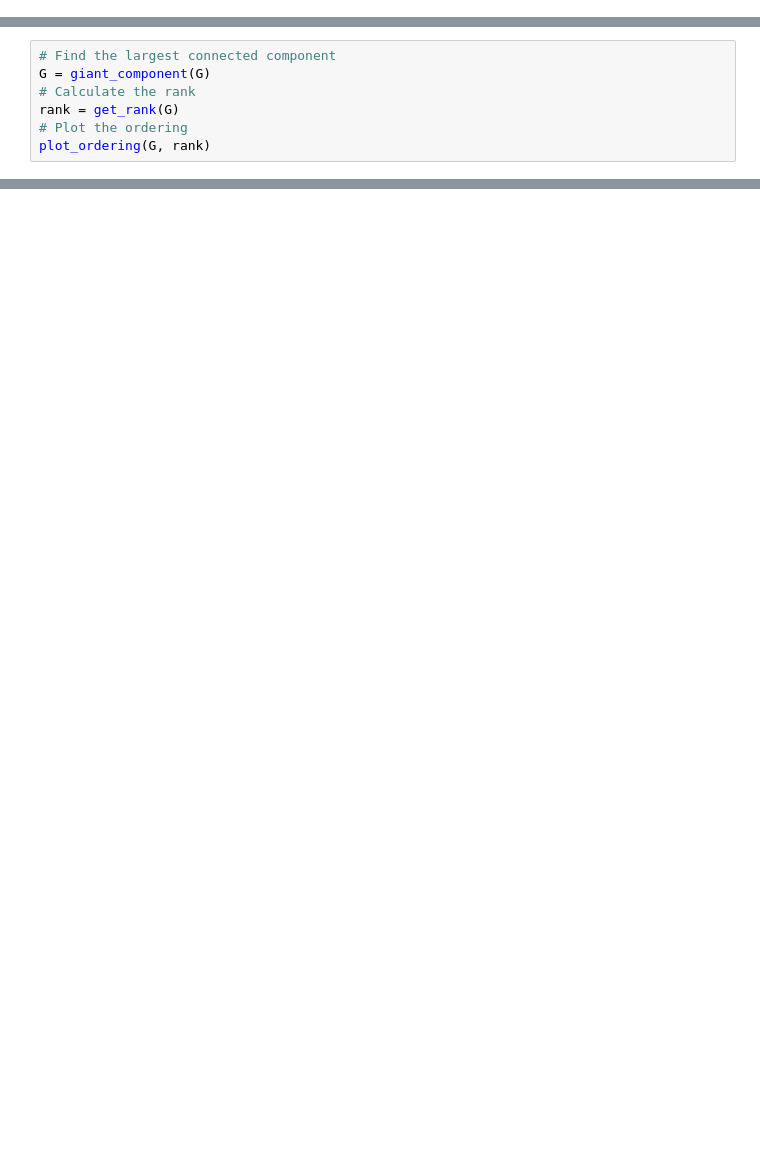
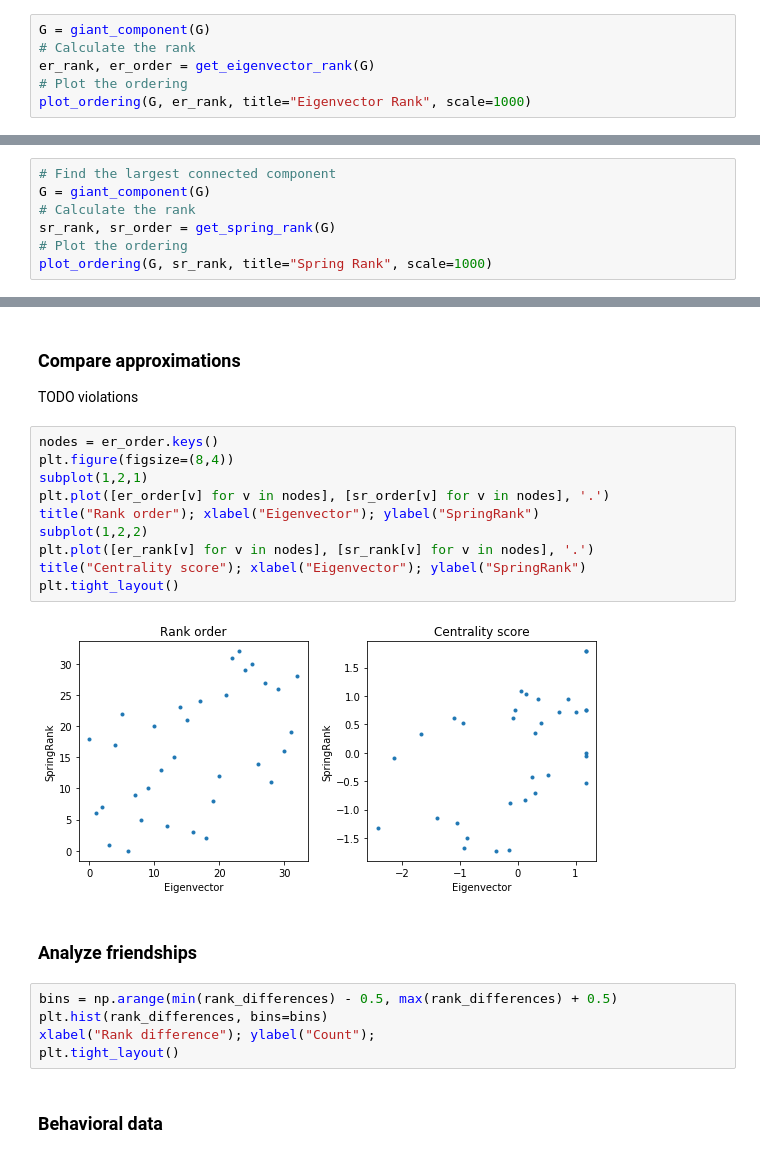
Before and after one commit to UM-CSS/CSSLabs-Networks, a Jupyter notebook: 2. Social Rank and Hierarchy.ipynb, the cells around one changed output, grey strips where cells are left out. Drawn from its saved outputs; the diff is of its cells as text; blank space fills up the shorter version.

Commit message:
Add content to social rank lab.

```diff
--- a/2. Social Rank and Hierarchy.ipynb
+++ b/2. Social Rank and Hierarchy.ipynb
@@ -196,0 +317,6 @@ def plot_ordering(G, rank):
+# %%
+G = giant_component(G)
+# Calculate the rank
+er_rank, er_order = get_eigenvector_rank(G)
+# Plot the ordering
+plot_ordering(G, er_rank, title="Eigenvector Rank", scale=1000)
@@ -198,6 +338,6 @@ def plot_ordering(G, rank):
 # Find the largest connected component
 G = giant_component(G)
 # Calculate the rank
-rank = get_rank(G)
+sr_rank, sr_order = get_spring_rank(G)
 # Plot the ordering
-plot_ordering(G, rank)
+plot_ordering(G, sr_rank, title="Spring Rank", scale=1000)
@@ -203,0 +357,25 @@ plot_ordering(G, rank)
+# %% [markdown]
+### Compare approximations
+
+TODO violations
+# %%
+nodes = er_order.keys()
+plt.figure(figsize=(8,4))
+subplot(1,2,1)
+plt.plot([er_order[v] for v in nodes], [sr_order[v] for v in nodes], '.')
+title("Rank order"); xlabel("Eigenvector"); ylabel("SpringRank")
+subplot(1,2,2)
+plt.plot([er_rank[v] for v in nodes], [sr_rank[v] for v in nodes], '.')
+title("Centrality score"); xlabel("Eigenvector"); ylabel("SpringRank")
+plt.tight_layout()
+# %% [output]
+[figure, added]
+# %% [markdown]
+### Analyze friendships
+# %%
+bins = np.arange(min(rank_differences) - 0.5, max(rank_differences) + 0.5)
+plt.hist(rank_differences, bins=bins)
+xlabel("Rank difference"); ylabel("Count");
+plt.tight_layout()
+# %% [markdown]
+### Behavioral data
```
Also changed, not shown: parts of 24 cells of this notebook.
